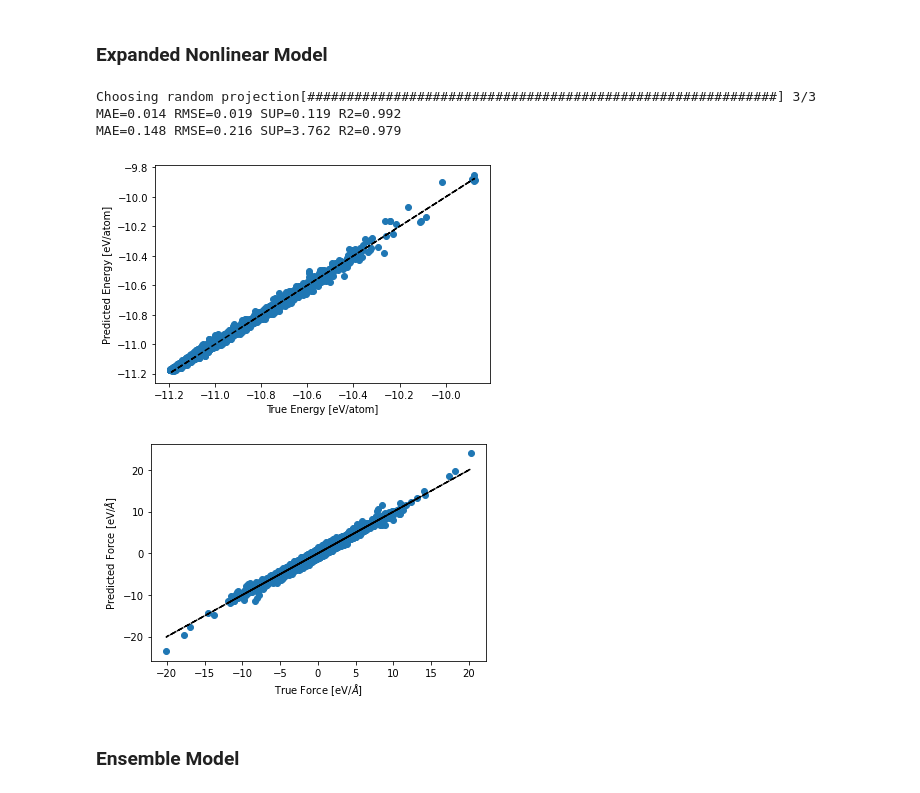
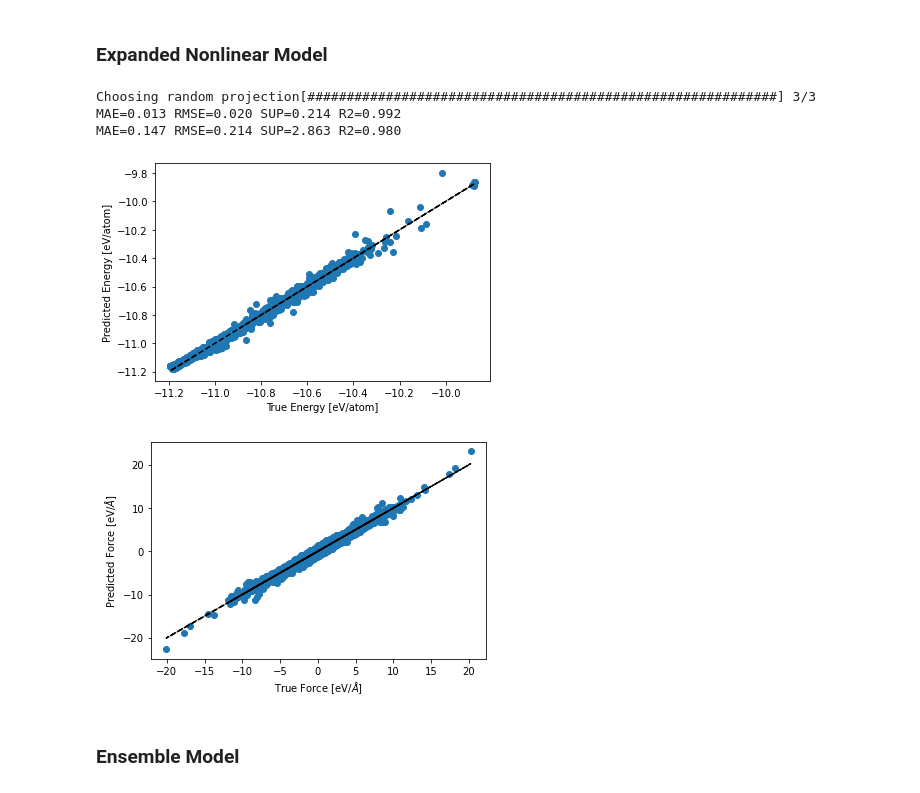
Before and after one commit to ClaudioZeni/Castle, a Jupyter notebook: notebooks/Test.ipynb, the cells around one changed output. Saved outputs shown, nothing was run; the diff lists cells and outputs as text; code cells hidden in the pictures.

```diff
--- a/notebooks/Test.ipynb
+++ b/notebooks/Test.ipynb
@@ -43,11 +43,11 @@ e_noise = 1e-8
 f_noise = 1e-6
 root = f"/home/claudio/postdoc/data/{species}/"
 
-tr_features, val_features = utils.extract_features(root, "train_trajectory.xyz", "validation_trajectory.xyz",
-                                                   N=N, maxdeg=maxdeg, rcut=rcut, force_name=force_name,
-                                                   energy_name=energy_name, species=species)
+# tr_features, val_features = utils.extract_features(root, "train.xyz", "test.xyz",
+#                                                    N=N, maxdeg=maxdeg, rcut=rcut, force_name=force_name,
+#                                                    energy_name=energy_name, species=species)
 
 e_t, f_t, e_val, f_val, nat_tr, nat_val, tr_features, val_features = utils.load_everything(
-    root, "train_trajectory.xyz", "validation_trajectory.xyz",
+    root, "train.xyz", "test.xyz",
     f"tr_features_N_{N}_d_{maxdeg}_cut_{rcut}.xz",  f"val_features_N_{N}_d_{maxdeg}_cut_{rcut}.xz",
     force_name = force_name, energy_name =energy_name)
@@ -90,3 +87,23 @@ MAE=0.012 RMSE=0.016 SUP=0.050 R2=0.995
 MAE=0.148 RMSE=0.217 SUP=2.551 R2=0.979
 [figure]
 [figure]
+# %%
+model_lin.update_from_features(val_features, e_val, f_val)
+
+%time predictions = model_lin.predict_from_features(val_features, forces=True)
+ep = predictions['energy']
+fp = predictions['forces']
+print_score(ep/nat_val, e_val/nat_val)
+print_score(fp.flatten(), f_val.flatten())
+
+plt.scatter(e_val/nat_val, ep/nat_val)
+plt.plot(e_val/nat_val, e_val/nat_val, 'k--')
+plt.xlabel("True Energy [eV/atom]")
+plt.ylabel("Predicted Energy [eV/atom]")
+plt.show()
+
+plt.scatter(f_val, fp)
+plt.plot(f_val, f_val, 'k--')
+plt.xlabel("True Force [eV/$\AA$]")
+plt.ylabel("Predicted Force [eV/$\AA$]")
+plt.show()
@@ -95,31 +119,31 @@ MAE=0.148 RMSE=0.217 SUP=2.551 R2=0.979
 # %%
 representation = AceRepresentation(N, maxdeg, rcut, species, energy_name=energy_name, force_name=force_name, add_sqrt=True)
 model_exp = ExpandedPotential(representation, D=50)
-model_exp.fit_from_features(tr_features, e_t, f_t, e_noise, f_noise, noise_optimization=False, iterations=3, kfold=3)
+model_exp.fit_from_features(tr_features, e_t, f_t, e_noise, f_noise, noise_optimization=False, iterations=3, kfold=2)
 predictions = model_exp.predict_from_features(val_features, forces=True)
 
 ep = predictions['energy']
 fp = predictions['forces']
 print_score(ep/nat_val, e_val/nat_val)
 print_score(fp.flatten(), f_val.flatten())
 
 plt.scatter(e_val/nat_val, ep/nat_val)
 plt.plot(e_val/nat_val, e_val/nat_val, 'k--')
 plt.xlabel("True Energy [eV/atom]")
 plt.ylabel("Predicted Energy [eV/atom]")
 plt.show()
 
 plt.scatter(f_val, fp)
 plt.plot(f_val, f_val, 'k--')
 plt.xlabel("True Force [eV/$\AA$]")
 plt.ylabel("Predicted Force [eV/$\AA$]")
 plt.show()
 # %% [output]
 Choosing random projection[############################################################] 3/3
-MAE=0.014 RMSE=0.019 SUP=0.119 R2=0.992
-MAE=0.148 RMSE=0.216 SUP=3.762 R2=0.979
+MAE=0.013 RMSE=0.020 SUP=0.214 R2=0.992
+MAE=0.147 RMSE=0.214 SUP=2.863 R2=0.980
-[figure, old version]
+[figure, new version]
-[figure, old version]
+[figure, new version]
 # %% [markdown]
 ### Ensemble Model
 # %%
```
Also changed, not shown: parts of 6 cells of this notebook, 7 other files.
